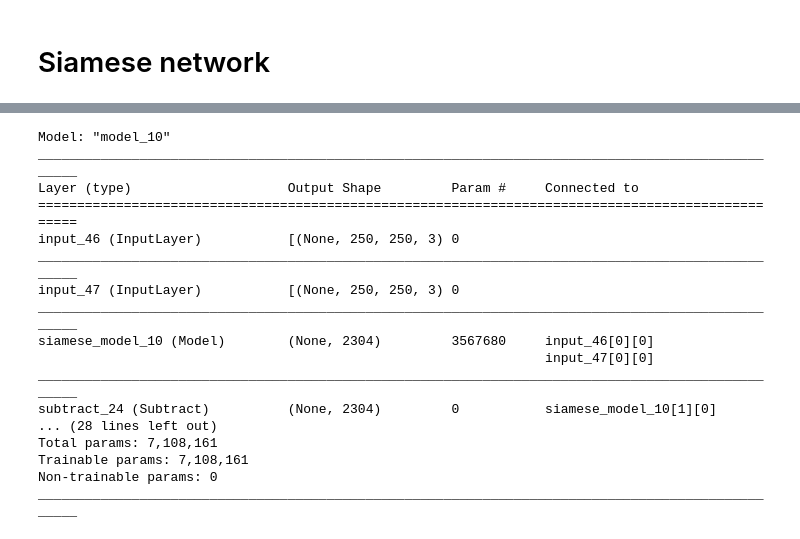
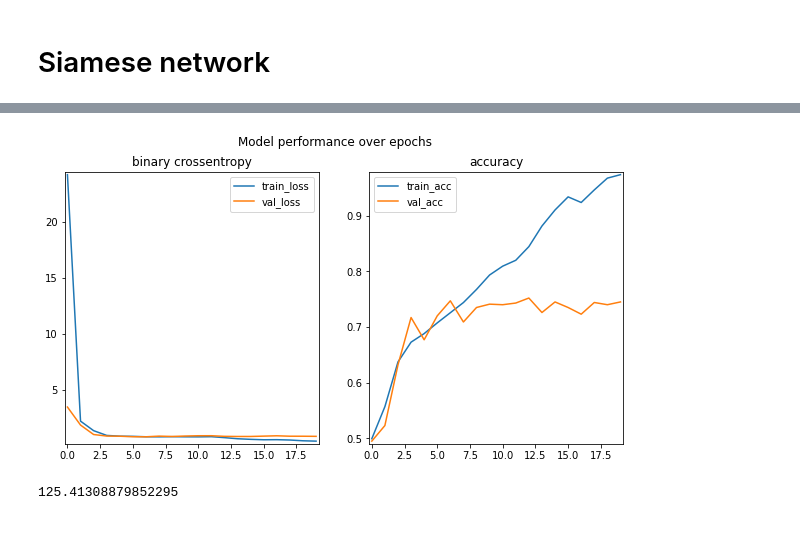
Before and after one commit to Naorko/lfw-siamese-tf, a Jupyter notebook: facial_recognition.ipynb, the cells around one changed output, grey strips where cells are left out. Drawn from its saved outputs; the diff is of its cells as text; code cells hidden in the pictures.

Commit message:
Fine-tuning the model

```diff
--- a/facial_recognition.ipynb
+++ b/facial_recognition.ipynb
@@ -180,8 +171,10 @@ def init_siamese_model(image_shape, output_shape=1):
     return model
 # %%
 def get_callbacks(model_name):
-    acc = 'val_loss'
-    acc_mode = 'min'
+#     acc = 'val_loss'
+#     acc_mode = 'min'
+    acc = 'val_acc'
+    acc_mode = 'max'
 
     checkpoint = ModelCheckpoint(
                               fr'./models/{model_name}.h5',
@@ -193,7 +186,7 @@ def get_callbacks(model_name):
     reduceLR = ReduceLROnPlateau(monitor = 'val_loss', mode = 'min', patience = 5,
                             factor = 0.5, min_lr = 1e-6, verbose = 1)
 
-    return [checkpoint, reduceLR, earlystop]
+    return [checkpoint, reduceLR]#, earlystop]
 # %%
 def train_model(model_gen, train_data, val_data, batch_size=16, use_saved=False):
     os.makedirs('./models', exist_ok=True)
@@ -221,12 +214,33 @@ def train_model(model_gen, train_data, val_data, batch_size=16, use_saved=False)
     model = load_model(fr'./models/{model_name}.h5')
 
     return model, history
+# %%
+def visualize_perf(history):
+    fig, ax = plt.subplots(ncols=2, figsize=(5*2,5))
+    fig.suptitle(f'Model performance over epochs')
+
+    for k in ['loss', 'val_loss']:
+        ax[0].plot(history[k])
+
+    ax[0].legend(['train_loss', 'val_loss'])
+    ax[0].margins(0.01)
+    ax[0].set_title('binary crossentropy')
+
+    for k in ['acc', 'val_acc']:
+        ax[1].plot(history[k])
+
+    ax[1].legend(['train_acc', 'val_acc'])
+    ax[1].margins(0.01)
+    ax[1].set_title('accuracy')
+
+    plt.show()
 # %%
 start = time.time()
 siam_model, siam_history = train_model(init_siamese_model,
                                        (train_x, train_y),
-                                       (val_x, val_y),
-                                       batch_size=32,
+#                                        (val_x, val_y),
+                                       (test_x, test_y),
+                                       batch_size=128,
                                        use_saved=False)
 end = time.time()
 # %% [output]
@@ -250,20 +264,8 @@ Epoch 00010: early stopping
-# %%
-siam_model.summary()
-# %% [output]
-Model: "model_10"
-__________________________________________________________________________________________________
-Layer (type)                    Output Shape         Param #     Connected to
-==================================================================================================
-input_46 (InputLayer)           [(None, 250, 250, 3) 0
-__________________________________________________________________________________________________
-input_47 (InputLayer)           [(None, 250, 250, 3) 0
-__________________________________________________________________________________________________
-siamese_model_10 (Model)        (None, 2304)         3567680     input_46[0][0]
-                                                                 input_47[0][0]
-__________________________________________________________________________________________________
-subtract_24 (Subtract)          (None, 2304)         0           siamese_model_10[1][0]
-... (28 lines left out)
-Total params: 7,108,161
-Trainable params: 7,108,161
-Non-trainable params: 0
-__________________________________________________________________________________________________
+# %%
+visualize_perf(siam_history)
+# %% [output]
+[figure, added]
+# %%
+end - start
+# %% [output]
+125.41308879852295
```
Also changed, not shown: parts of 15 cells of this notebook.
